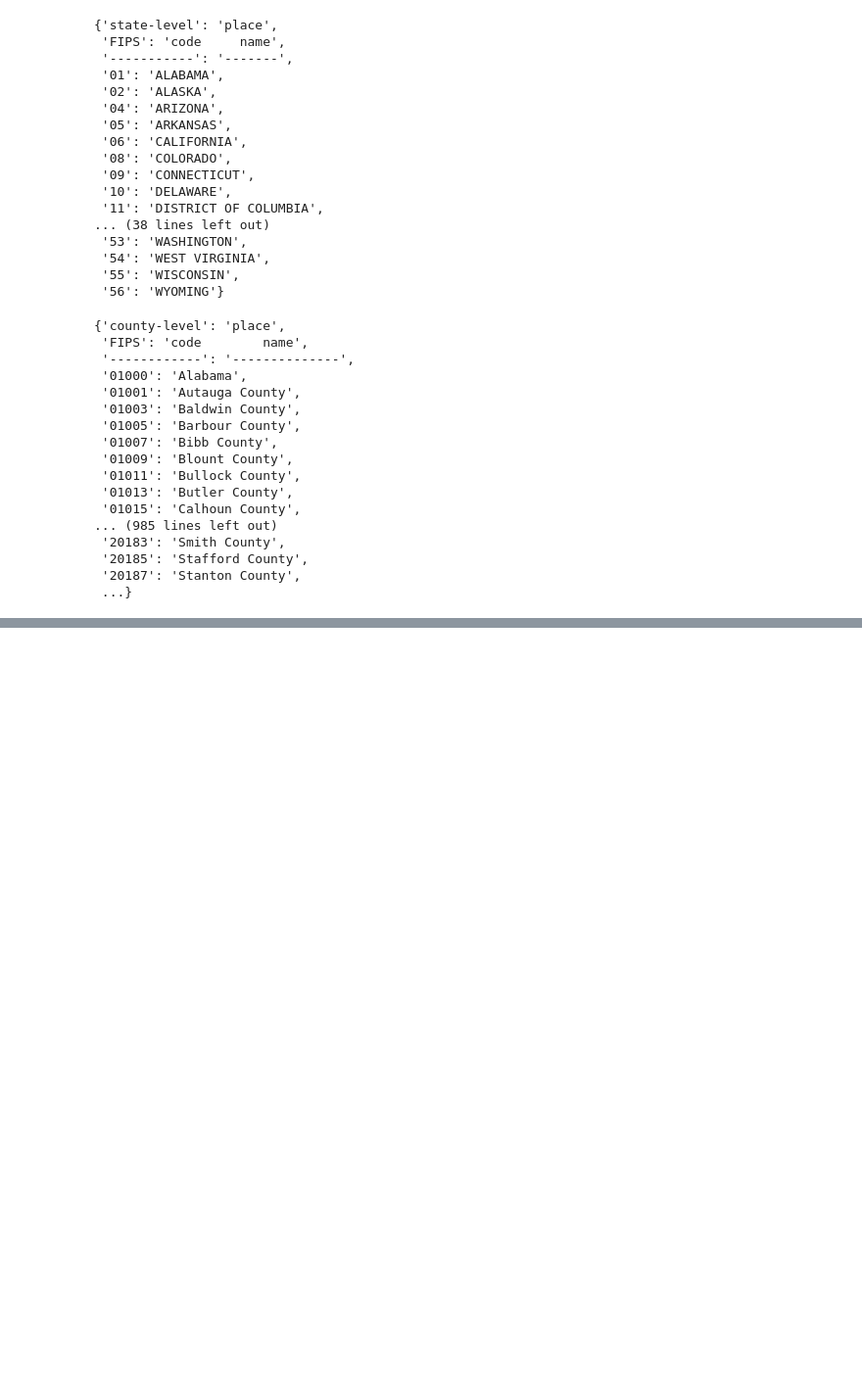
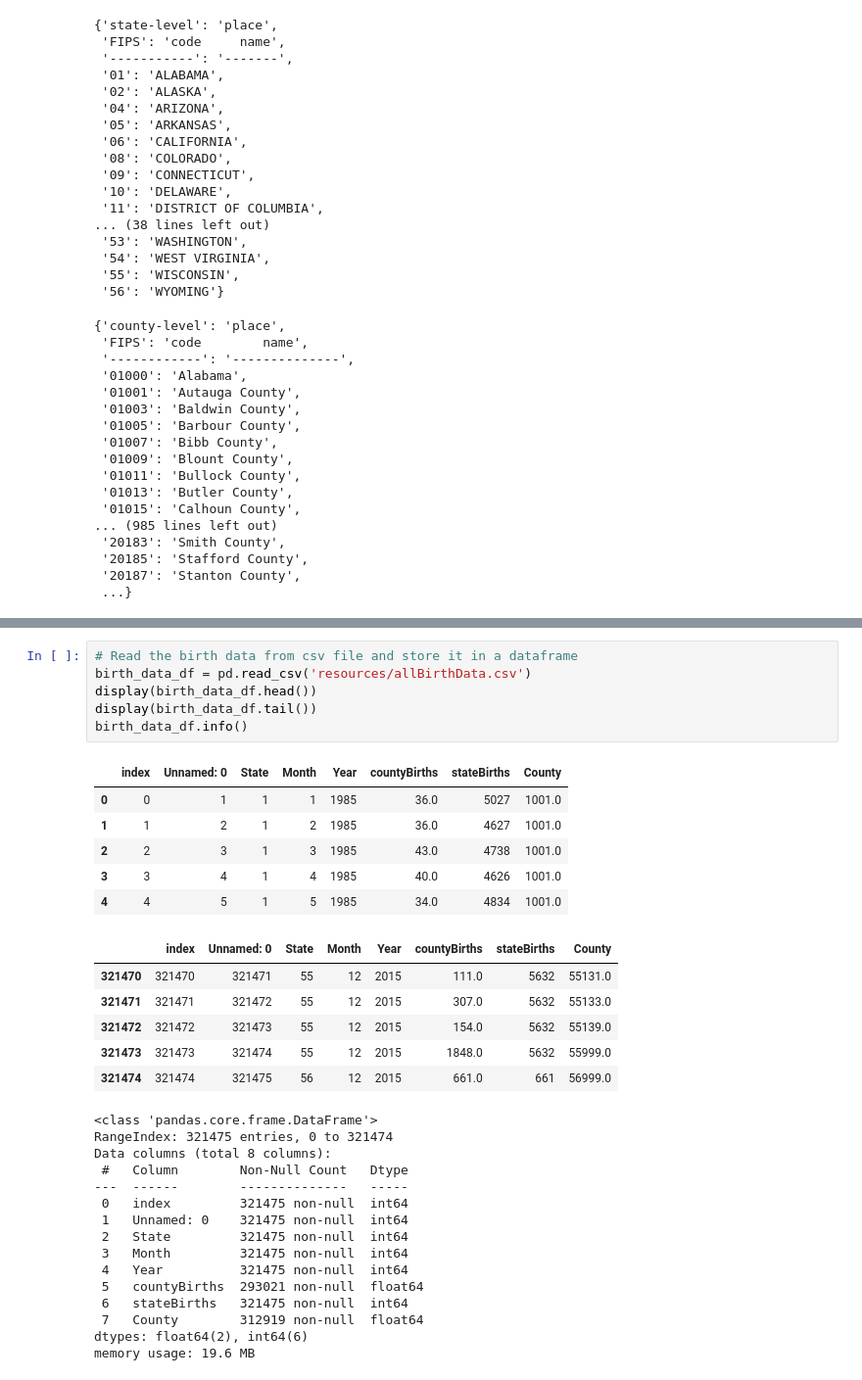
Before and after one commit to Aquamarine278/AI-Bootcamp-Project-1, a Jupyter notebook: birthdata_1.ipynb, the cells around one changed output, grey strips where cells are left out. Shown at 98% size. Drawn from its saved outputs; the diff is of its cells as text; blank space fills up the shorter version.

```diff
--- a/birthdata_1.ipynb
+++ b/birthdata_1.ipynb
@@ -68,0 +97,34 @@ display(county_dict)
+# %%
+# Read the birth data from csv file and store it in a dataframe
+birth_data_df = pd.read_csv('resources/allBirthData.csv')
+display(birth_data_df.head())
+display(birth_data_df.tail())
+birth_data_df.info()
+# %% [output]
+|  | index | Unnamed: 0 | State | Month | Year | countyBirths | stateBirths | County |
+| 0 | 0 | 1 | 1 | 1 | 1985 | 36.0 | 5027 | 1001.0 |
+| 1 | 1 | 2 | 1 | 2 | 1985 | 36.0 | 4627 | 1001.0 |
+| 2 | 2 | 3 | 1 | 3 | 1985 | 43.0 | 4738 | 1001.0 |
+| 3 | 3 | 4 | 1 | 4 | 1985 | 40.0 | 4626 | 1001.0 |
+| 4 | 4 | 5 | 1 | 5 | 1985 | 34.0 | 4834 | 1001.0 |
+|  | index | Unnamed: 0 | State | Month | Year | countyBirths | stateBirths | County |
+| 321470 | 321470 | 321471 | 55 | 12 | 2015 | 111.0 | 5632 | 55131.0 |
+| 321471 | 321471 | 321472 | 55 | 12 | 2015 | 307.0 | 5632 | 55133.0 |
+| 321472 | 321472 | 321473 | 55 | 12 | 2015 | 154.0 | 5632 | 55139.0 |
+| 321473 | 321473 | 321474 | 55 | 12 | 2015 | 1848.0 | 5632 | 55999.0 |
+| 321474 | 321474 | 321475 | 56 | 12 | 2015 | 661.0 | 661 | 56999.0 |
+<class 'pandas.core.frame.DataFrame'>
+RangeIndex: 321475 entries, 0 to 321474
+Data columns (total 8 columns):
+ #   Column        Non-Null Count   Dtype
+---  ------        --------------   -----
+ 0   index         321475 non-null  int64
+ 1   Unnamed: 0    321475 non-null  int64
+ 2   State         321475 non-null  int64
+ 3   Month         321475 non-null  int64
+ 4   Year          321475 non-null  int64
+ 5   countyBirths  293021 non-null  float64
+ 6   stateBirths   321475 non-null  int64
+ 7   County        312919 non-null  float64
+dtypes: float64(2), int64(6)
+memory usage: 19.6 MB
```
Also changed, not shown: parts of 7 cells of this notebook, 4 other files.
